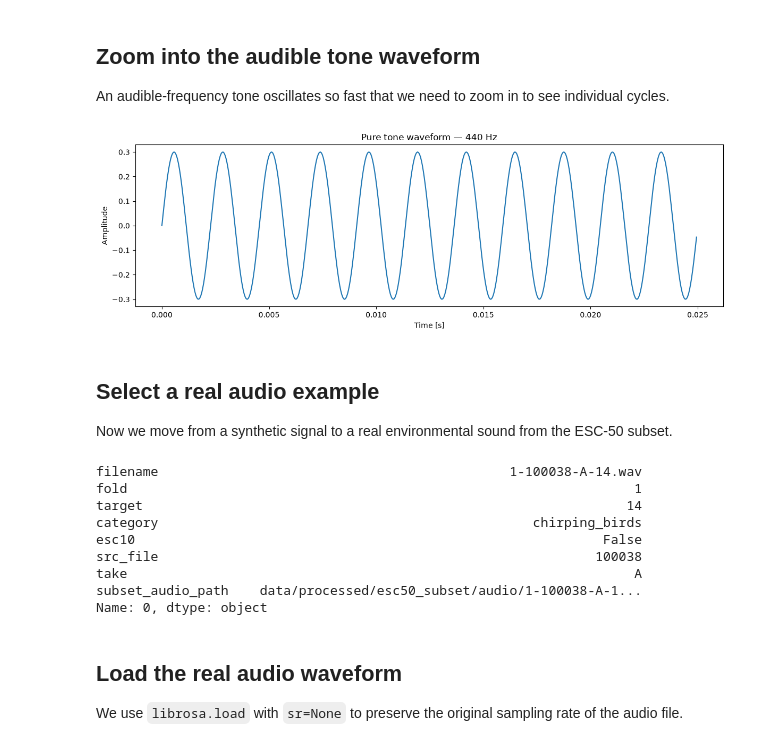
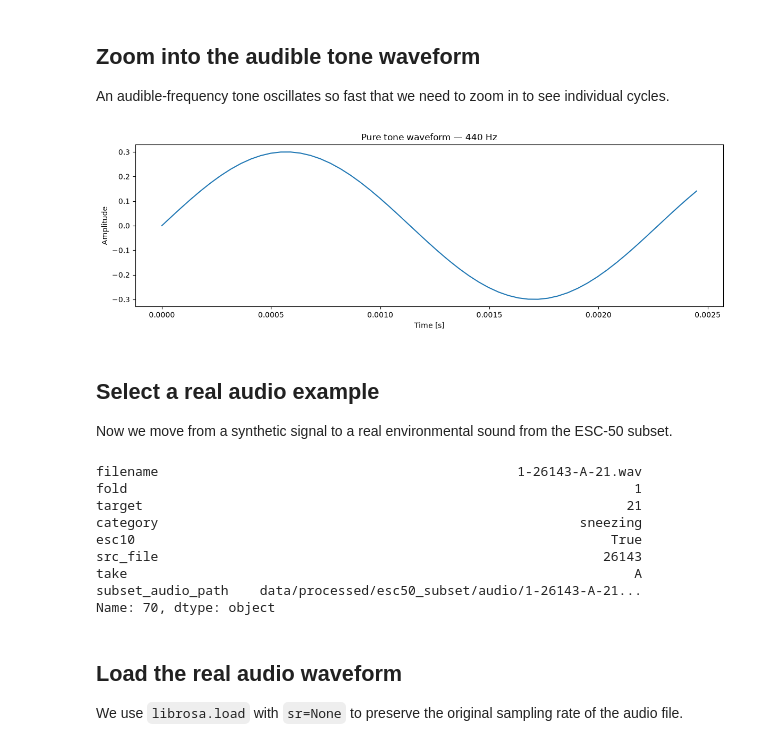
Before and after one commit to vpobleteacustica/audio-data-mining-class, a Jupyter notebook: notebooks/01_audio_waveform.ipynb, the cells around one changed output. Drawn from its saved outputs; the diff is of its cells as text; code cells hidden in the pictures.

Commit message:
Update audio data mining notebooks and README

```diff
--- a/notebooks/01_audio_waveform.ipynb
+++ b/notebooks/01_audio_waveform.ipynb
@@ -270,38 +270,38 @@ Number of samples: 44100
 
 An audible-frequency tone oscillates so fast that we need to zoom in to see individual cycles.
 # %%
-time_window = 0.025  # seconds
+time_window = 0.0025  # seconds
 samples_to_plot = int(time_window * sampling_rate)
 
 plt.figure(figsize=(12, 4))
 plt.plot(t_audio[:samples_to_plot], pure_tone[:samples_to_plot])
 plt.title("Pure tone waveform — 440 Hz")
 plt.xlabel("Time [s]")
 plt.ylabel("Amplitude")
 plt.tight_layout()
 plt.show()
 # %% [output]
-[figure, old version]
+[figure, new version]
 # %% [markdown]
 ## Select a real audio example
 
 Now we move from a synthetic signal to a real environmental sound from the ESC-50 subset.
 # %%
-selected_category = "chirping_birds"
+selected_category = "sneezing" # "rain"
 
 example = metadata[metadata["category"] == selected_category].iloc[0]
 
 example
 # %% [output]
-filename                                             1-100038-A-14.wav
+filename                                              1-26143-A-21.wav
 fold                                                                 1
-target                                                              14
-category                                                chirping_birds
-esc10                                                            False
-src_file                                                        100038
+target                                                              21
+category                                                      sneezing
+esc10                                                             True
+src_file                                                         26143
 take                                                                 A
-subset_audio_path    data/processed/esc50_subset/audio/1-100038-A-1...
-Name: 0, dtype: object
+subset_audio_path    data/processed/esc50_subset/audio/1-26143-A-21...
+Name: 70, dtype: object
 # %% [markdown]
 ## Load the real audio waveform
 
```
Also changed, not shown: parts of 2 cells of this notebook, 6 other files.
